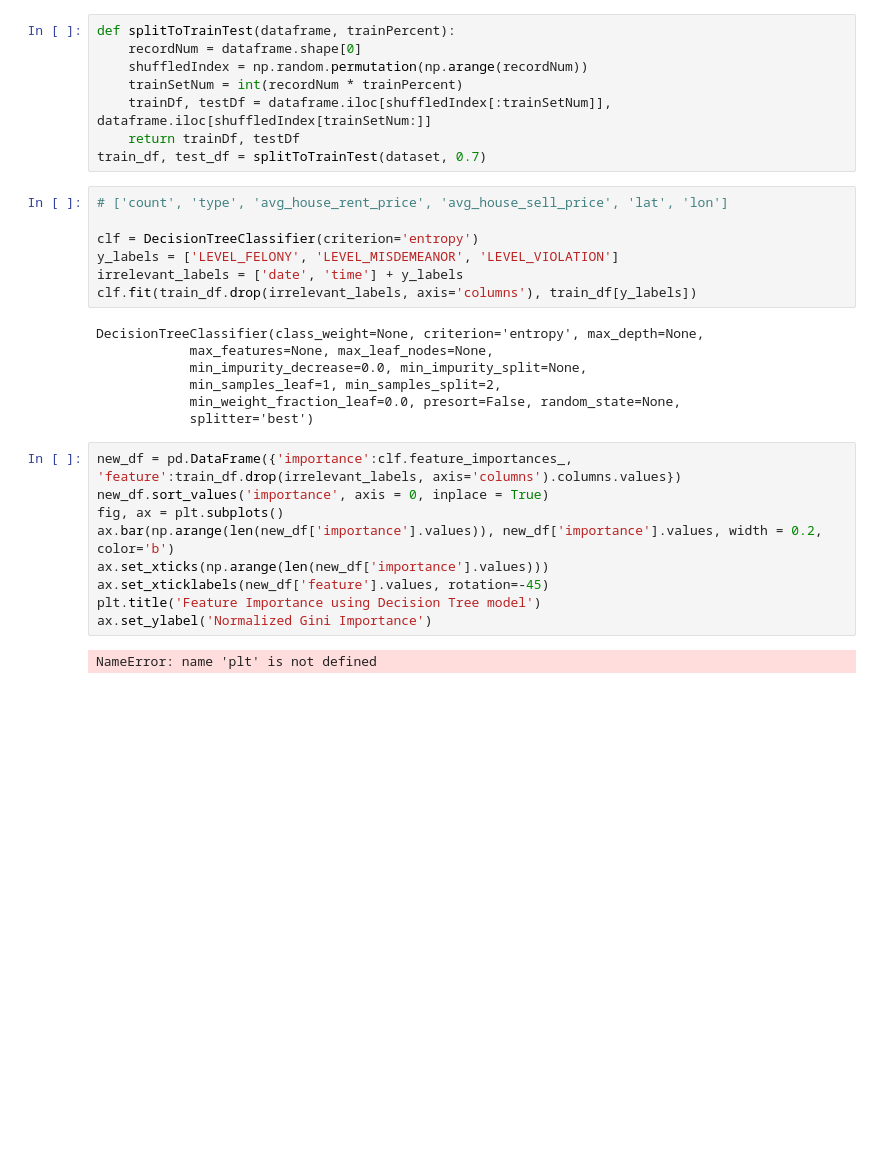
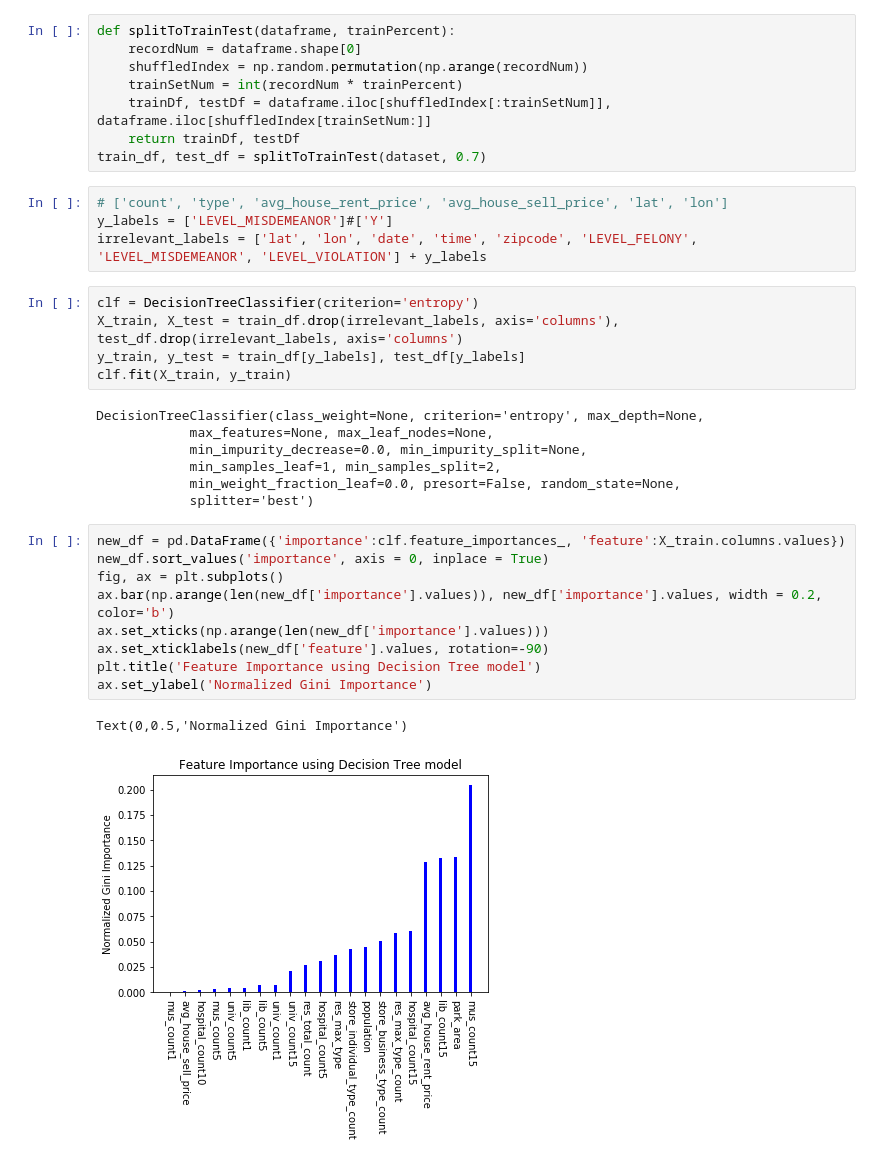
Before and after one commit to Dwan9/DataScience_CriTyp_City, a Jupyter notebook: tool/train_data_test.ipynb, the cells around one changed output. Saved outputs shown, nothing was run; the diff lists cells and outputs as text; blank space fills up the shorter version.

Commit message:
* Test different training model

```diff
--- a/tool/train_data_test.ipynb
+++ b/tool/train_data_test.ipynb
@@ -22,28 +34,31 @@ def splitToTrainTest(dataframe, trainPercent):
 train_df, test_df = splitToTrainTest(dataset, 0.7)
 # %%
 # ['count', 'type', 'avg_house_rent_price', 'avg_house_sell_price', 'lat', 'lon']
-
-clf = DecisionTreeClassifier(criterion='entropy')
-y_labels = ['LEVEL_FELONY', 'LEVEL_MISDEMEANOR', 'LEVEL_VIOLATION']
-irrelevant_labels = ['date', 'time'] + y_labels
-clf.fit(train_df.drop(irrelevant_labels, axis='columns'), train_df[y_labels])
+y_labels = ['LEVEL_MISDEMEANOR']#['Y']
+irrelevant_labels = ['lat', 'lon', 'date', 'time', 'zipcode', 'LEVEL_FELONY', 'LEVEL_MISDEMEANOR', 'LEVEL_VIOLATION'] + y_labels
-# %% [output]
-DecisionTreeClassifier(class_weight=None, criterion='entropy', max_depth=None,
-            max_features=None, max_leaf_nodes=None,
-            min_impurity_decrease=0.0, min_impurity_split=None,
-            min_samples_leaf=1, min_samples_split=2,
-            min_weight_fraction_leaf=0.0, presort=False, random_state=None,
-            splitter='best')
+# %%
+clf = DecisionTreeClassifier(criterion='entropy')
+X_train, X_test = train_df.drop(irrelevant_labels, axis='columns'), test_df.drop(irrelevant_labels, axis='columns')
+y_train, y_test = train_df[y_labels], test_df[y_labels]
+clf.fit(X_train, y_train)
+# %% [output]
+DecisionTreeClassifier(class_weight=None, criterion='entropy', max_depth=None,
+            max_features=None, max_leaf_nodes=None,
+            min_impurity_decrease=0.0, min_impurity_split=None,
+            min_samples_leaf=1, min_samples_split=2,
+            min_weight_fraction_leaf=0.0, presort=False, random_state=None,
+            splitter='best')
 # %%
-new_df = pd.DataFrame({'importance':clf.feature_importances_, 'feature':train_df.drop(irrelevant_labels, axis='columns').columns.values})
+new_df = pd.DataFrame({'importance':clf.feature_importances_, 'feature':X_train.columns.values})
 new_df.sort_values('importance', axis = 0, inplace = True)
 fig, ax = plt.subplots()
 ax.bar(np.arange(len(new_df['importance'].values)), new_df['importance'].values, width = 0.2, color='b')
 ax.set_xticks(np.arange(len(new_df['importance'].values)))
-ax.set_xticklabels(new_df['feature'].values, rotation=-45)
+ax.set_xticklabels(new_df['feature'].values, rotation=-90)
 plt.title('Feature Importance using Decision Tree model')
 ax.set_ylabel('Normalized Gini Importance')
 # %% [output]
-NameError: name 'plt' is not defined
+Text(0,0.5,'Normalized Gini Importance')
+[figure, added]
 # %%
 train_df[[col_name for col_name in train_df.columns if col_name not in irrelevant_labels] + y_labels].corr()
```
Also changed, not shown: parts of 22 cells of this notebook, 1 other file.
